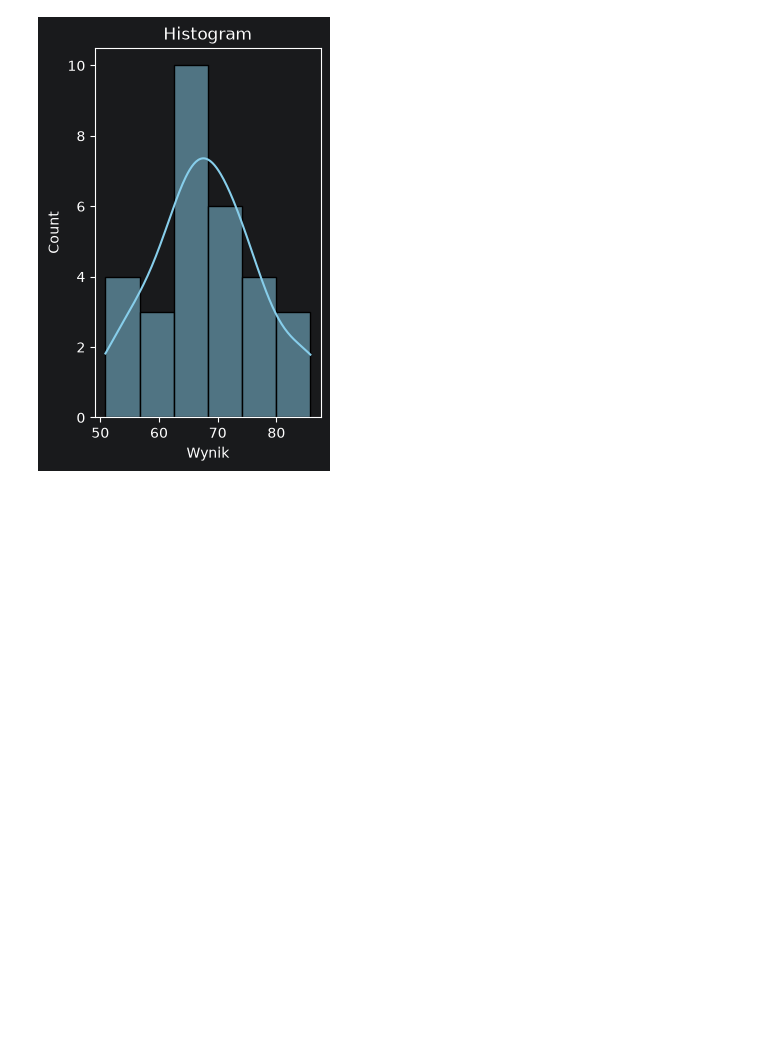
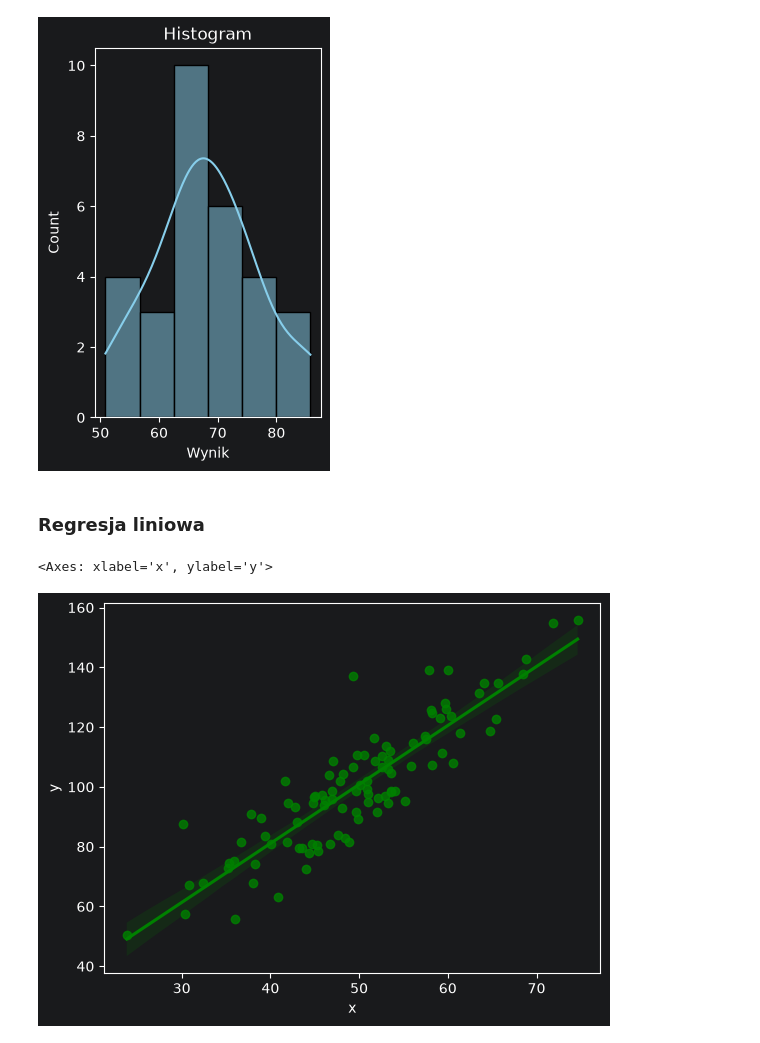
Before and after one commit to rajkonkret/PythonProjectSzkoleniePodstawyML, a Jupyter notebook: day4/pandas_zad7.ipynb, the cells around one changed output. Saved outputs shown, nothing was run; the diff lists cells and outputs as text; code cells hidden in the pictures; blank space fills up the shorter version.

```diff
--- a/day4/pandas_zad7.ipynb
+++ b/day4/pandas_zad7.ipynb
@@ -54,3 +54,15 @@ plt.title("Histogram")
 # %% [output]
 Text(0.5, 1.0, 'Histogram')
 [figure]
+# %% [markdown]
+### Regresja liniowa
+# %%
+x = np.random.normal(50, 10, 100)
+y = 2 * x + np.random.normal(0, 10, 100)
+# %%
+df = pd.DataFrame({"x": x, "y": y})
+# %%
+sns.regplot(x="x", y="y", data=df, color="green")
+# %% [output]
+<Axes: xlabel='x', ylabel='y'>
+[figure, added]
```
Also changed, not shown: parts of 2 cells of this notebook.
